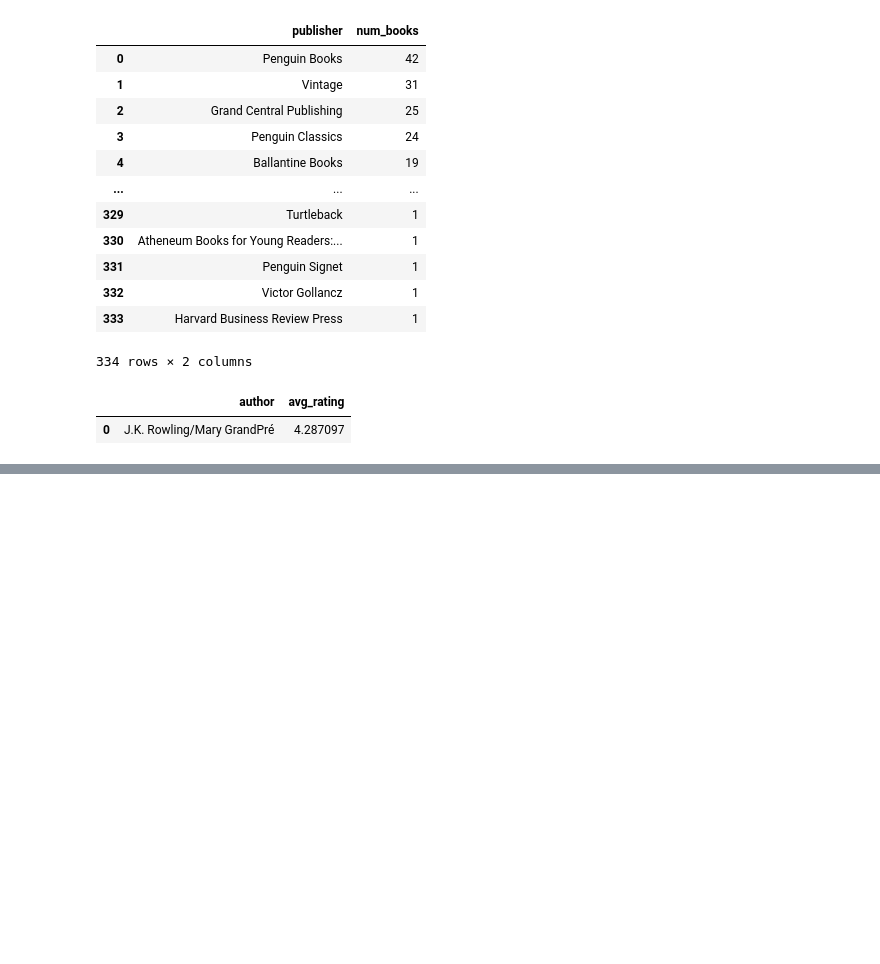
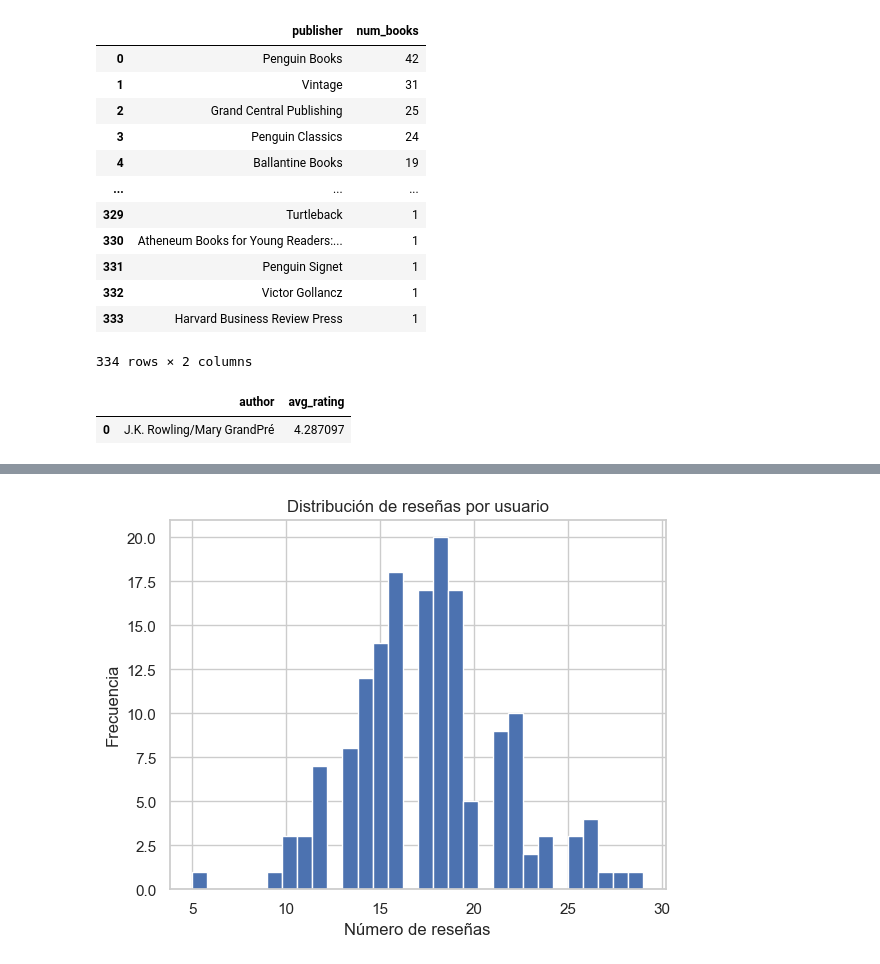
Before and after one commit to albert777mendoza/final_project_da, a Jupyter notebook: case3_sql/notebooks/sql_analysis.ipynb, the cells around one changed output, grey strips where cells are left out. Cells and saved outputs as stored; diff of their text form; code cells hidden in the pictures; blank space fills up the shorter version.

```diff
--- a/case3_sql/notebooks/sql_analysis.ipynb
+++ b/case3_sql/notebooks/sql_analysis.ipynb
@@ -136,0 +283,18 @@ FROM (
+# %%
+# Gráfico de reseñas por usuario
+
+query = """
+SELECT username, COUNT(*) as total_reviews
+FROM reviews
+GROUP BY username
+"""
+df_users = pd.read_sql(query, engine)
+
+df_users['total_reviews'].plot(kind='hist', bins=30)
+
+plt.title("Distribución de reseñas por usuario")
+plt.xlabel("Número de reseñas")
+plt.ylabel("Frecuencia")
+plt.show()
+# %% [output]
+[figure, added]
```
Also changed, not shown: parts of 20 cells of this notebook.
